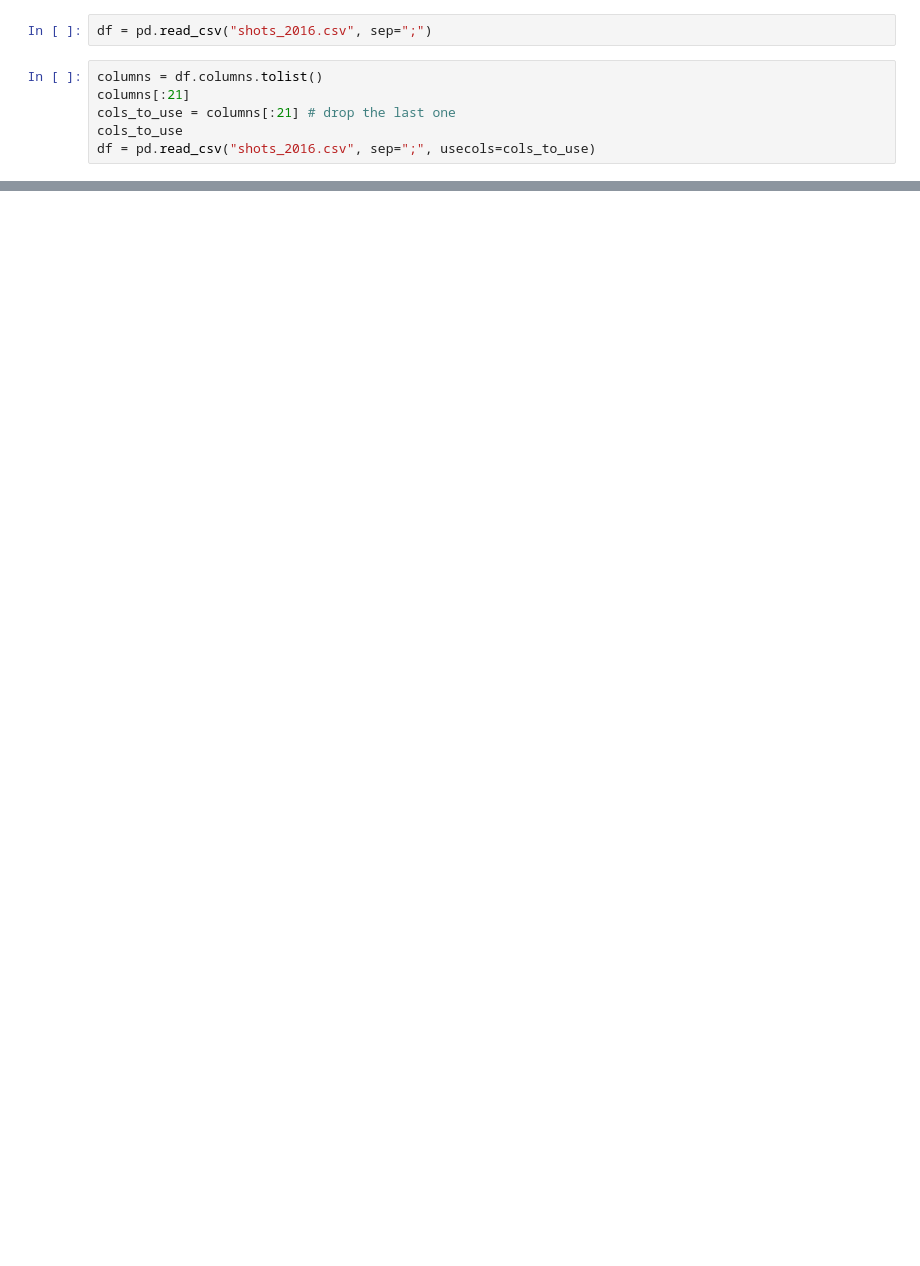
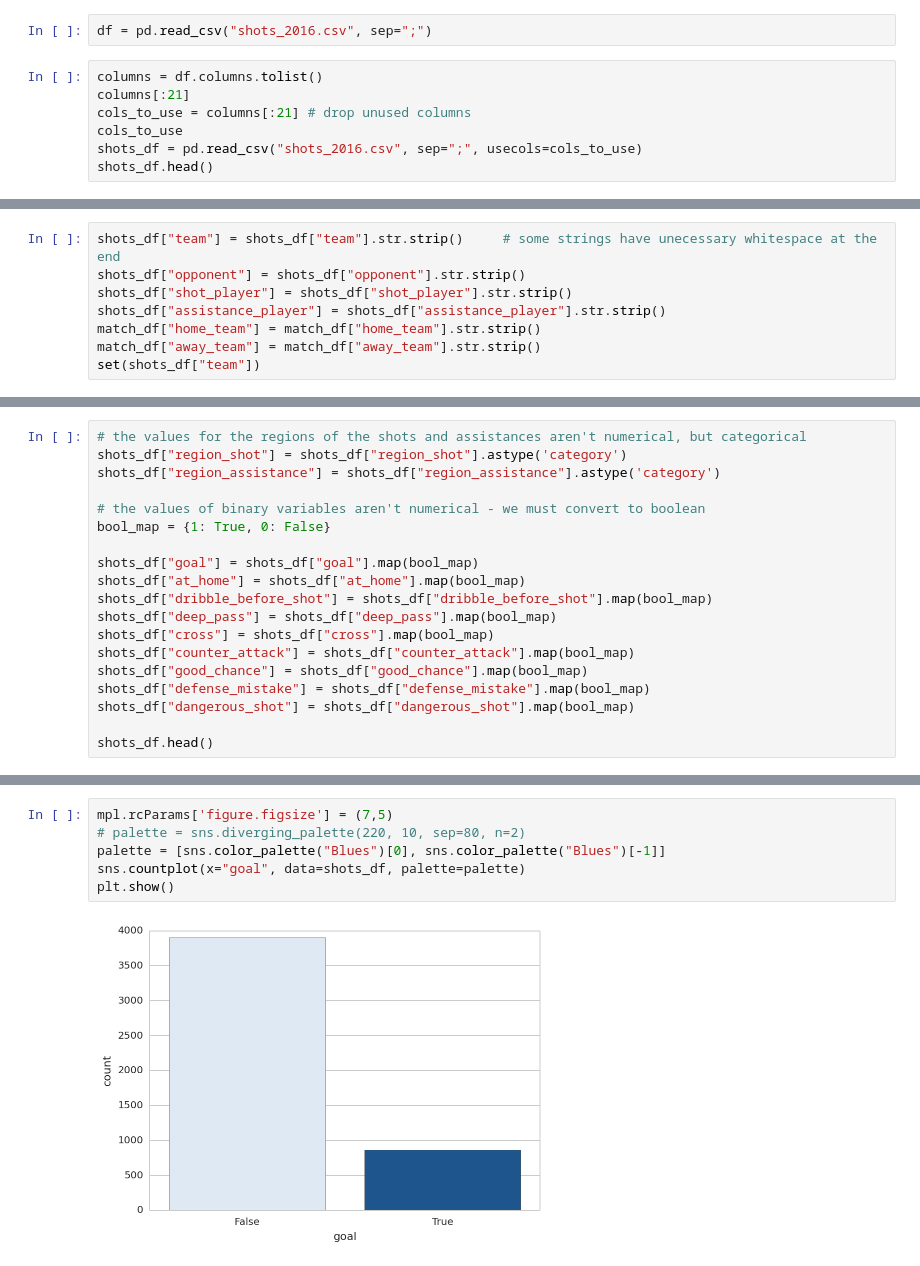
Before and after one commit to goulartgabriel/football_analytics, a Jupyter notebook: xG_model.ipynb, the cells around one changed output, grey strips where cells are left out. Drawn from its saved outputs; the diff is of its cells as text; blank space fills up the shorter version.

Commit message:
added data cleaning and variables analysis

```diff
--- a/xG_model.ipynb
+++ b/xG_model.ipynb
@@ -20,6 +25,7 @@ df = pd.read_csv("shots_2016.csv", sep=";")
 # %%
 columns = df.columns.tolist()
 columns[:21]
-cols_to_use = columns[:21] # drop the last one
+cols_to_use = columns[:21] # drop unused columns
 cols_to_use
-df = pd.read_csv("shots_2016.csv", sep=";", usecols=cols_to_use)
+shots_df = pd.read_csv("shots_2016.csv", sep=";", usecols=cols_to_use)
+shots_df.head()
@@ -46,0 +51,8 @@ df
+# %%
+shots_df["team"] = shots_df["team"].str.strip()     # some strings have unecessary whitespace at the end
+shots_df["opponent"] = shots_df["opponent"].str.strip()
+shots_df["shot_player"] = shots_df["shot_player"].str.strip()
+shots_df["assistance_player"] = shots_df["assistance_player"].str.strip()
+match_df["home_team"] = match_df["home_team"].str.strip()
+match_df["away_team"] = match_df["away_team"].str.strip()
+set(shots_df["team"])
@@ -46,0 +100,19 @@ df
+# %%
+# the values for the regions of the shots and assistances aren't numerical, but categorical
+shots_df["region_shot"] = shots_df["region_shot"].astype('category')
+shots_df["region_assistance"] = shots_df["region_assistance"].astype('category')
+
+# the values of binary variables aren't numerical - we must convert to boolean
+bool_map = {1: True, 0: False}
+
+shots_df["goal"] = shots_df["goal"].map(bool_map)
+shots_df["at_home"] = shots_df["at_home"].map(bool_map)
+shots_df["dribble_before_shot"] = shots_df["dribble_before_shot"].map(bool_map)
+shots_df["deep_pass"] = shots_df["deep_pass"].map(bool_map)
+shots_df["cross"] = shots_df["cross"].map(bool_map)
+shots_df["counter_attack"] = shots_df["counter_attack"].map(bool_map)
+shots_df["good_chance"] = shots_df["good_chance"].map(bool_map)
+shots_df["defense_mistake"] = shots_df["defense_mistake"].map(bool_map)
+shots_df["dangerous_shot"] = shots_df["dangerous_shot"].map(bool_map)
+
+shots_df.head()
@@ -46,0 +135,8 @@ df
+# %%
+mpl.rcParams['figure.figsize'] = (7,5)
+# palette = sns.diverging_palette(220, 10, sep=80, n=2)
+palette = [sns.color_palette("Blues")[0], sns.color_palette("Blues")[-1]]
+sns.countplot(x="goal", data=shots_df, palette=palette)
+plt.show()
+# %% [output]
+[figure, added]
```
Also changed, not shown: parts of 18 cells of this notebook, 1 other file.
